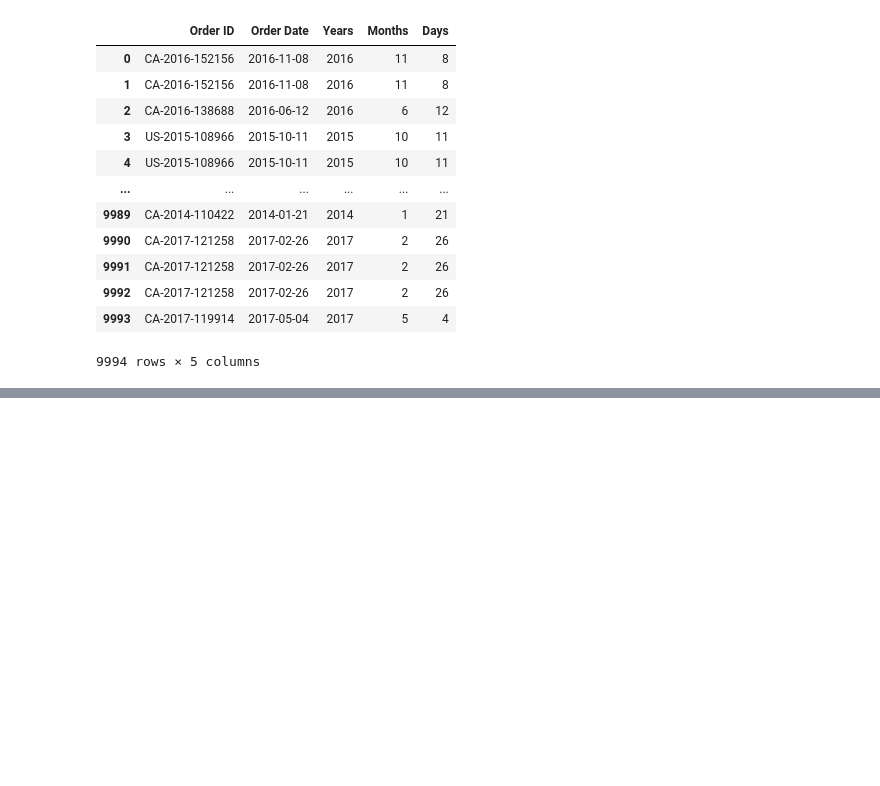
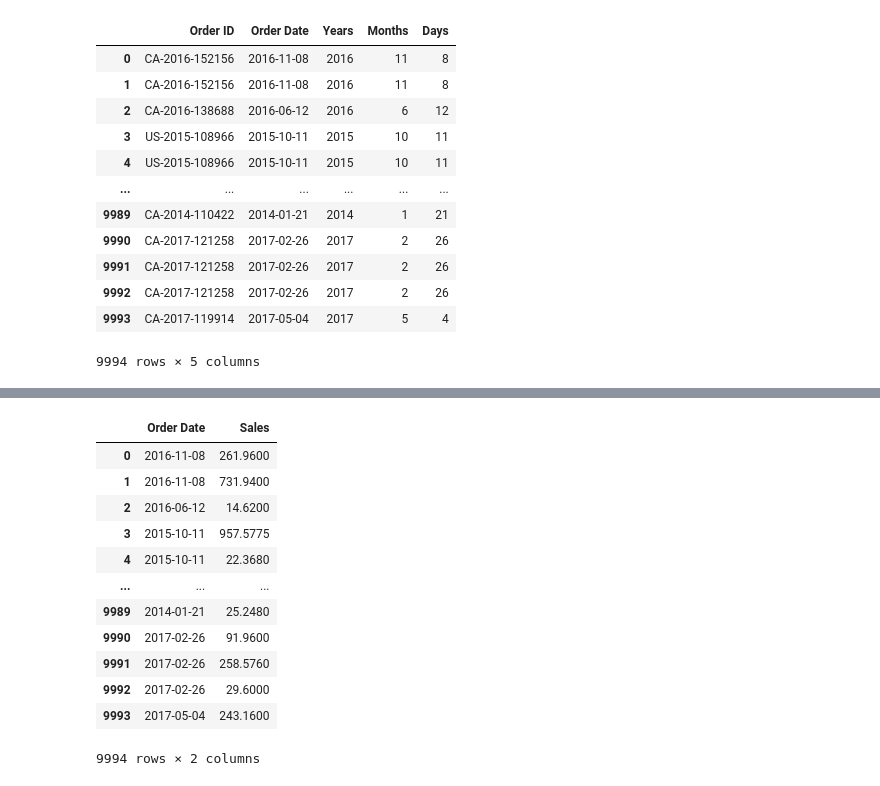
Before and after one commit to nittayac/DFEDATA6-EX1, a Jupyter notebook: 04Time Series Analysis.ipynb, the cells around one changed output, grey strips where cells are left out. Drawn from its saved outputs; the diff is of its cells as text; code cells hidden in the pictures; blank space fills up the shorter version.

```diff
--- a/04Time Series Analysis.ipynb
+++ b/04Time Series Analysis.ipynb
@@ -239,0 +257,17 @@ df14.groupby(by=["Years","Months","Days"]).count()
+# %%
+dfA = data.loc[:, ['Order Date','Sales']]
+dfA
+# %% [output]
+|  | Order Date | Sales |
+| 0 | 2016-11-08 | 261.9600 |
+| 1 | 2016-11-08 | 731.9400 |
+| 2 | 2016-06-12 | 14.6200 |
+| 3 | 2015-10-11 | 957.5775 |
+| 4 | 2015-10-11 | 22.3680 |
+| ... | ... | ... |
+| 9989 | 2014-01-21 | 25.2480 |
+| 9990 | 2017-02-26 | 91.9600 |
+| 9991 | 2017-02-26 | 258.5760 |
+| 9992 | 2017-02-26 | 29.6000 |
+| 9993 | 2017-05-04 | 243.1600 |
+9994 rows × 2 columns
```
Also changed, not shown: parts of 15 cells of this notebook.
